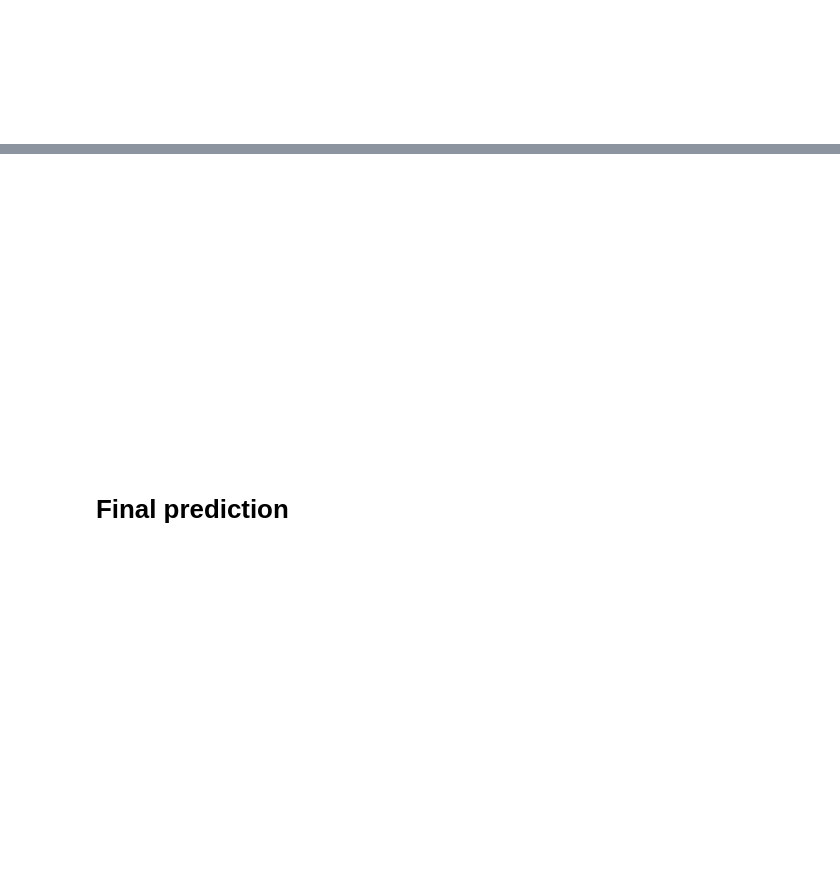
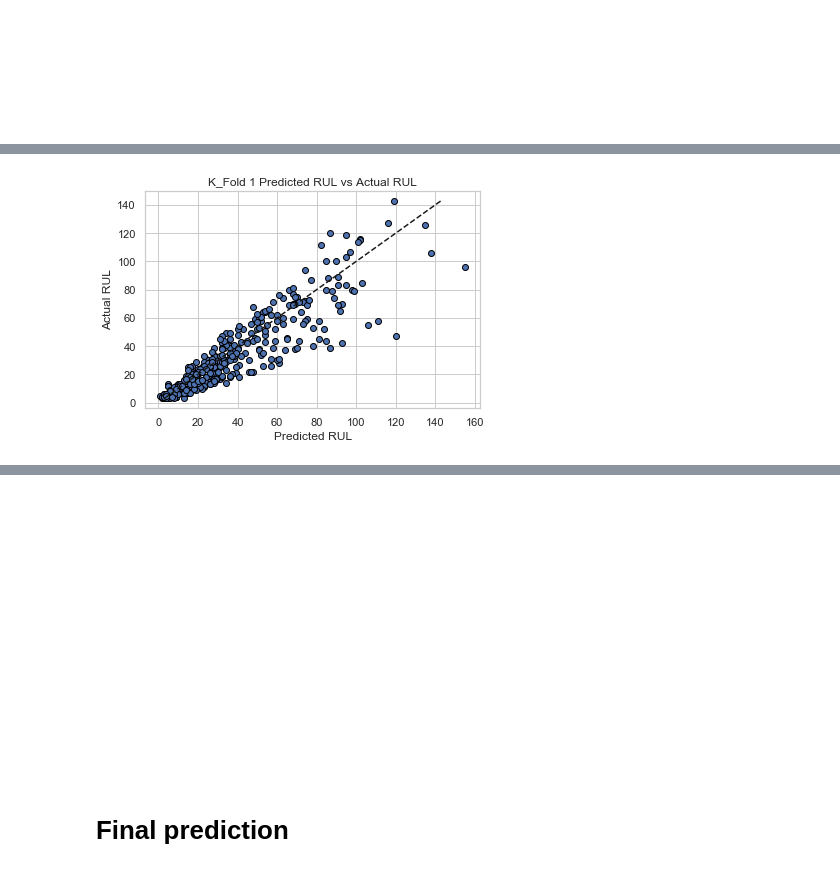
Before and after one commit to Wolfpack-Inc/ba-a3, a Jupyter notebook: prediction/final-prediction.ipynb, the cells around one changed output, grey strips where cells are left out. Saved outputs shown, nothing was run; the diff lists cells and outputs as text; code cells hidden in the pictures; blank space fills up the shorter version.

```diff
--- a/prediction/final-prediction.ipynb
+++ b/prediction/final-prediction.ipynb
@@ -405,14 +454,0 @@ Wall time: 1min 39s
-# %%
-%%time
-
-total_rul_diff = 0
-
-for engineid in df_testing_pca.index.unique():
-    rul_difference = find_for_engineid_lowest_loss(df_training_with_hi_and_exp,
-                                                   df_testing_pca[df_testing_pca.index == engineid])
-    print('\n\n\nEngine id {} rul difference: {}.\n\n\n'.format(engineid, rul_difference))
-
-
-    total_rul_diff += rul_difference
-
-total_rul_diff
@@ -438,2 +455,16 @@ Wall time: 5.51 s
+# %%
+def plot_k_fold_result(cross_validation_results):
+    for foldnr, fold in cross_validation_results.items():
+        validation_pred = fold['validation_pred']
+        y_validation    = fold['y_validation']
+
+        # Plot results
+        fig, ax = plt.subplots()
+        ax.scatter(validation_pred, y_validation, edgecolors=(0, 0, 0))
+        ax.plot([min(y_validation), max(y_validation)], [min(y_validation), max(y_validation)], 'k--')
+        ax.set_xlabel('Predicted RUL')
+        ax.set_ylabel('Actual RUL')
+        ax.set_title('K_Fold {} Predicted RUL vs Actual RUL'.format(foldnr + 1))
+        plt.show();
 # %% [markdown]
 <br><br><br><br><br>
@@ -439,0 +567,4 @@ Wall time: 5.51 s
+# %%
+plot_k_fold_result(cv_results)
+# %% [output]
+[figure, added]
```
Also changed, not shown: parts of 24 cells of this notebook.
